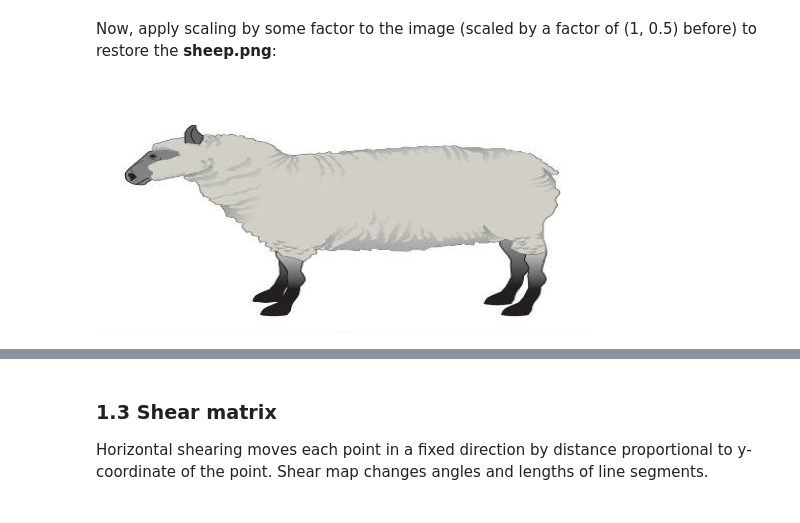
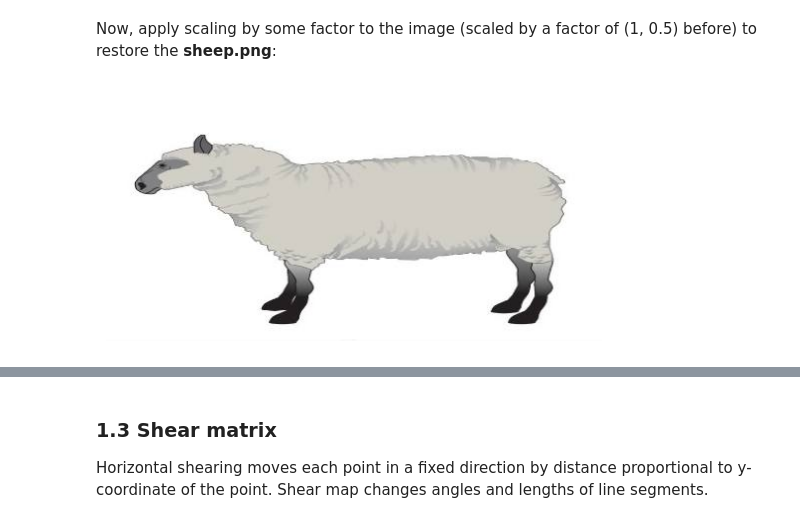
Before and after one commit to Shopska/LA_Lab_1, a Jupyter notebook: LA_Lab_1_template_2026.ipynb, the cells around one changed output, grey strips where cells are left out. Cells and saved outputs as stored; diff of their text form; code cells hidden in the pictures.

```diff
--- a/LA_Lab_1_template_2026.ipynb
+++ b/LA_Lab_1_template_2026.ipynb
@@ -156,6 +204,8 @@ plt.show()
 Now, apply scaling by some factor to the image (scaled by a factor of (1, 0.5) before) to restore the **sheep.png**:
 # %%
 scaled_img = cv.imread("./scaled_sheep.png")
-cv2_imshow(scaled_img)
+plt.imshow(cv.cvtColor(scaled_img, cv.COLOR_BGR2RGB))
+plt.axis("off")
+plt.show()
 # %% [output]
-[figure, old version]
+[figure, new version]
```
Also changed, not shown: parts of 28 cells of this notebook.
